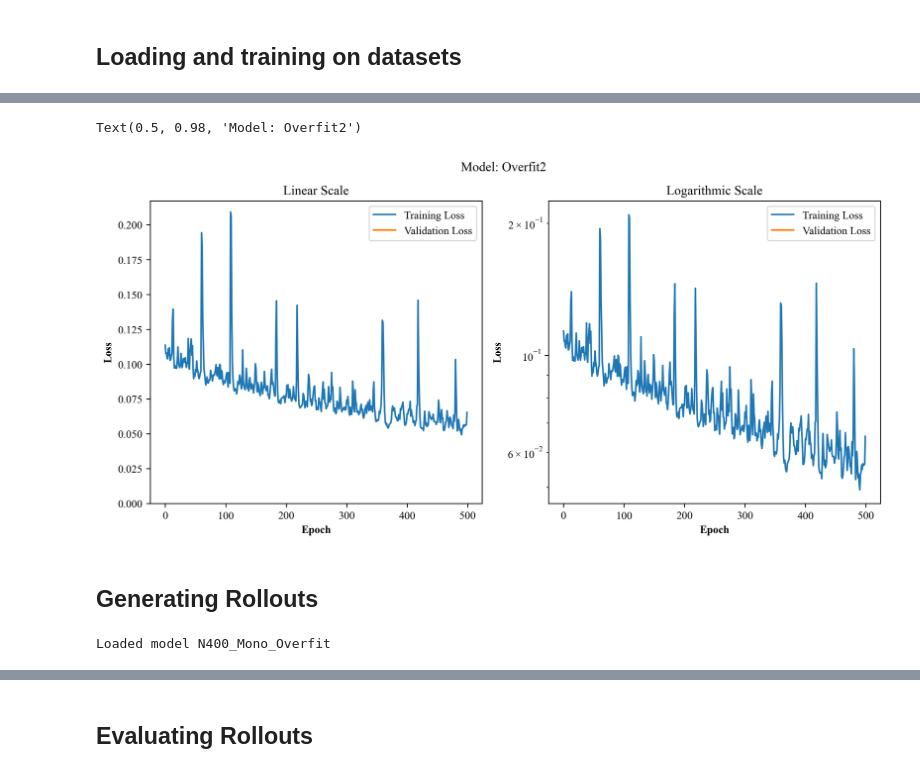
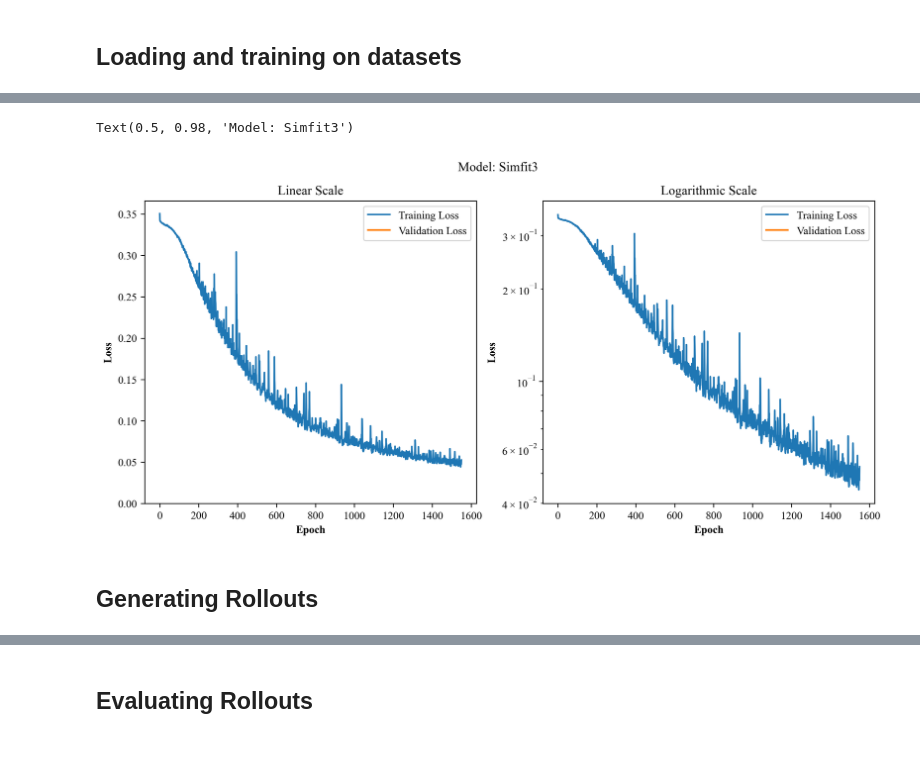
Before and after one commit to MaxGeraedts/DEM-GNN, a Jupyter notebook: Main.ipynb, the cells around one changed output, grey strips where cells are left out. Cells and saved outputs as stored; diff of their text form; code cells hidden in the pictures.

```diff
--- a/Main.ipynb
+++ b/Main.ipynb
@@ -47,11 +56,11 @@ metric_dict = EvaluateExperiment(exp_settings,save_name='2Sphere')
 # %%
 from Plotting import PlotTrainingLoss
 #dataset_name = '2Sphere'
 dataset_name = 'N400_Mono'
-model_ident = 'Overfit2'
+model_ident = 'Simfit3'
 fig,axs = PlotTrainingLoss(dataset_name,model_ident,push=False)
 
 fig.suptitle(f"Model: {model_ident}")
 # %% [output]
-Text(0.5, 0.98, 'Model: Overfit2')
+Text(0.5, 0.98, 'Model: Simfit3')
-[figure, old version]
+[figure, new version]
@@ -66,7 +79,7 @@ from HeteroML import GetHeteroModel,LearnedSimulatorHetero, CartesianHetero,Dist
 
 dataset_name="N400_Mono"
 model_ident = "Allout"
-model_ident = "Overfit"
+model_ident = "Simfit3"
 hetero = True
 
 AggregatedArgs = MaskTestData(dataset_name,"train")
@@ -82,8 +95,6 @@ else:
     scale_name = f"{dataset_name}_Hetero"
     transform = T.Compose([T.ToUndirected(),CartesianHetero(False),DistanceHetero(),NormalizeHeteroData(dataset_name,scale_name,edge_only=False)])
     Simulation = LearnedSimulatorHetero(model, scale_function = Rescale(dataset_name,scale_name),transform = transform,device='cuda')
-# %% [output]
-Loaded model N400_Mono_Overfit
 # %%
 plot = False
 if dataset_name == '2Sphere': plot=True
```
Also changed, not shown: parts of 8 cells of this notebook, 2 other files.
